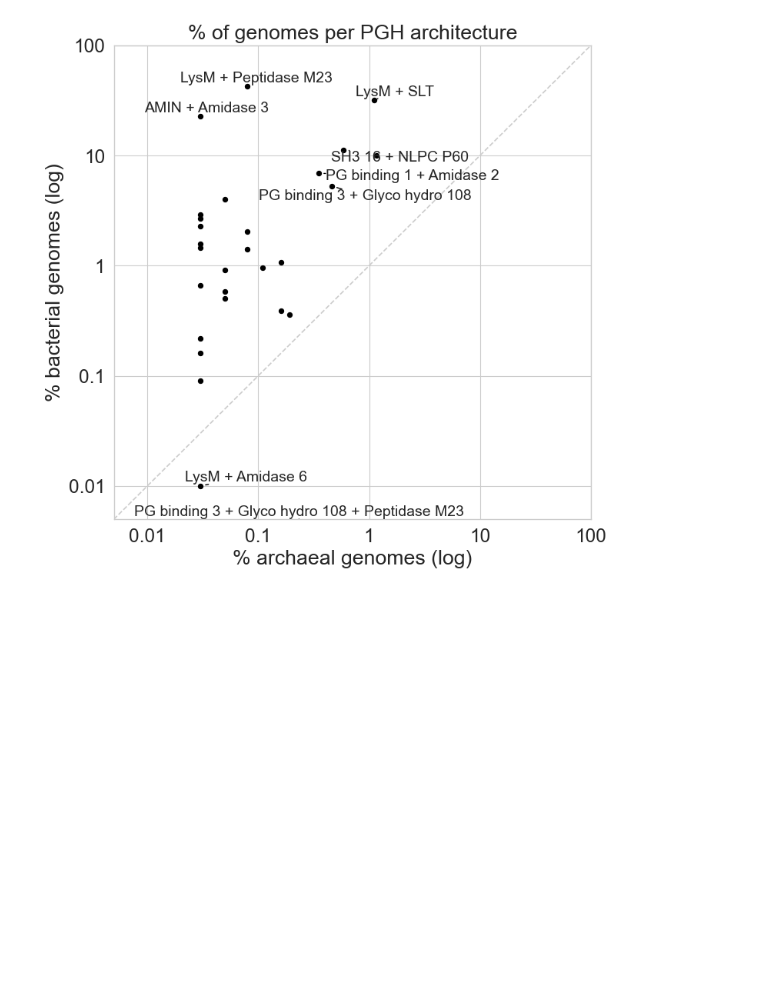
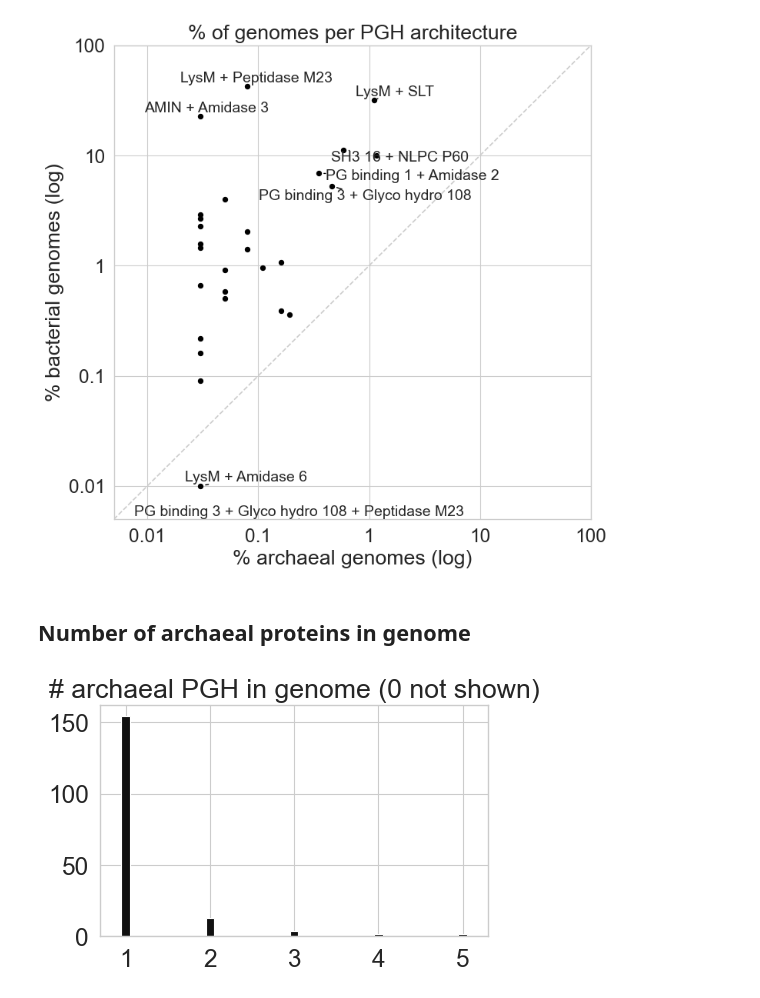
Before and after one commit to srom/archaea-vs-bacteria, a Jupyter notebook: notebook/figure1.ipynb, the cells around one changed output. Saved outputs shown, nothing was run; the diff lists cells and outputs as text; code cells hidden in the pictures; blank space fills up the shorter version.

Commit message:
Figure 1 panel F

```diff
--- a/notebook/figure1.ipynb
+++ b/notebook/figure1.ipynb
@@ -474,3 +474,27 @@ adjust_text(texts, arrowprops=dict(arrowstyle='-', color='black', lw=1.0, shrink
 f.savefig(figures_folder / 'figure1' / 'pgh_abundance_genomes_raw.pdf', dpi=300);
 # %% [output]
 [figure]
+# %% [markdown]
+## Number of archaeal proteins in genome
+# %%
+n_proteins_per_genome = pgh_df[
+    ['domain', 'assembly_accession', 'protein_id']
+].groupby(
+    ['domain', 'assembly_accession']
+).count().reset_index().groupby([
+    'domain', 'protein_id'
+]).count()
+
+n_proteins_per_genome_arc = n_proteins_per_genome.loc['Archaea']
+
+f, ax = plt.subplots(1, 1, figsize=(5, 3))
+
+n_proteins_per_genome_arc.plot(kind='bar', width=0.1, ax=ax, color='#111111');
+plt.xticks(rotation=0);
+ax.get_legend().remove()
+ax.set_xlabel('');
+ax.set_title('# archaeal PGH in genome (0 not shown)');
+
+f.savefig(figures_folder / 'figure1' / 'n_PGH_per_archaeal_genomes.pdf', dpi=300, bbox_inches='tight')
+# %% [output]
+[figure, added]
```
